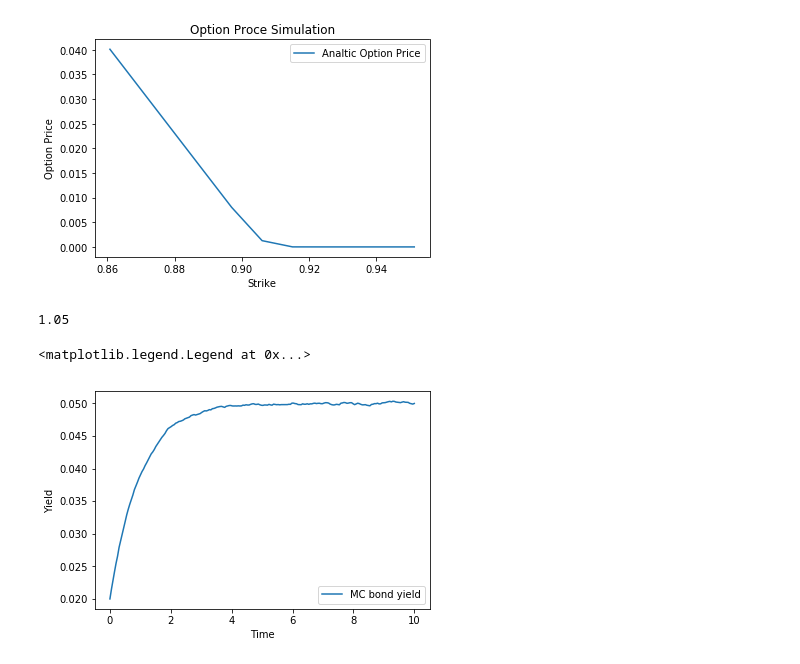
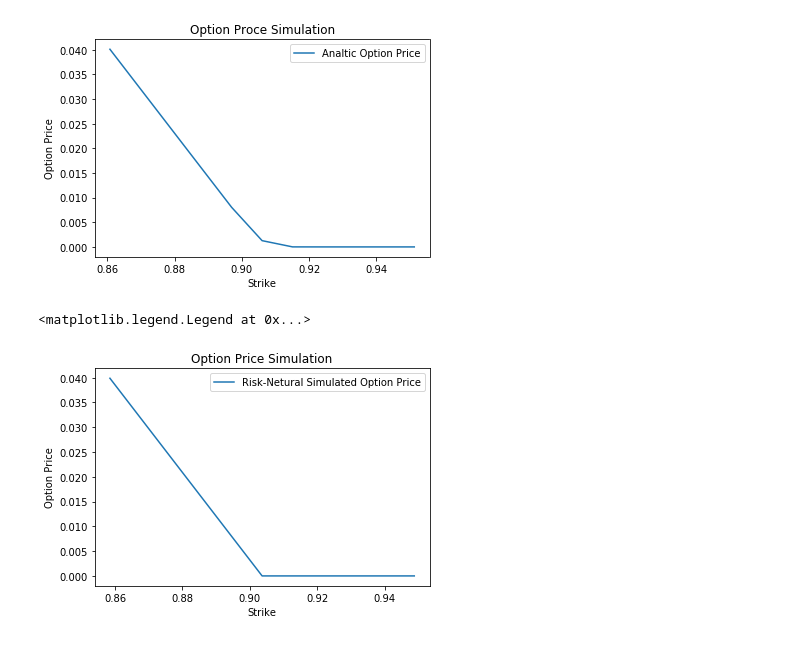
Before and after one commit to MingzeTR/Pricing-project-3, a Jupyter notebook: Sto_IR.ipynb, the cells around one changed output. Saved outputs shown, nothing was run; the diff lists cells and outputs as text; code cells hidden in the pictures.

```diff
--- a/Sto_IR.ipynb
+++ b/Sto_IR.ipynb
@@ -78,7 +79,7 @@ def analytic_c(alpha, beta, T, t):
     return (1 / beta
             + (beta * e ** -(alpha * (T - t)) - alpha * e ** -(beta * (T - t))) / (beta * (alpha - beta)))
 # %%
-def analytic_formula_curve(r0, alpha, beta, sigma, theta0, phi, eta, T, t):
-    return (analytic_b(alpha, T, t) * r0
-            + analytic_c(alpha, beta, T, t) * theta0
-            - analytic_a(alpha, beta, sigma, phi, eta, T, t)) / (T - t)
+def analytic_formula(r0, alpha, beta, sigma, theta0, phi, eta, T, t):
+    return np.exp(- analytic_b(alpha, T, t) * r0
+                  - analytic_c(alpha, beta, T, t) * theta0
+                  + analytic_a(alpha, beta, sigma, phi, eta, T, t))
@@ -111,8 +205,8 @@ def H2_sq(t1, t2, t, alpha, beta, sigma, eta):
 
     return H2_temp
 # %%
-P0_T1 = np.exp(-analytic_formula_curve(r0, alpha, beta, sigma, theta0, phi, eta, T1, 0)*(T1-0))
-P0_T2 = np.exp(-analytic_formula_curve(r0, alpha, beta, sigma, theta0, phi, eta, T2, 0)*(T2-0))
+P0_T1 = analytic_formula(r0, alpha, beta, sigma, theta0, phi, eta, T1, 0)
+P0_T2 = analytic_formula(r0, alpha, beta, sigma, theta0, phi, eta, T2, 0)
 K = P0_T2/P0_T1
 # %%
 H1_T1_sq = H1_sq(T1, T2, 0, alpha, sigma)
@@ -138,9 +232,4 @@ plt.legend()
 # %% [output]
 <matplotlib.legend.Legend at 0x...>
 [figure]
-# %%
-K_factor = np.linspace(0.95, 1.05, 11)
-K_factor[10]
-# %% [output]
-1.05
 # %%
@@ -160,8 +247,34 @@ bond_yield = np.average(r_path_set, axis = 0)
+# %%
+K_steps = 11
+K_factor = np.linspace(0.95, 1.05, K_steps)
+
+p0_t1_sim = np.zeros(nsims)
+p0_t2_sim = np.zeros(nsims)
+pt1_t2_sim = np.zeros(nsims)
+option_price = np.zeros([nsims,K_steps])
+K_sim = np.zeros(nsims)
+K_temp_sim = np.zeros(nsims)
+g_T_risk_sim = np.zeros(K_steps)
+K_final = np.zeros(K_steps)
+
+for i in range(0, K_steps):
+    for n in range(0, nsims):
+        p0_t1_sim[n] = bond_price(0, T1, t, steps, int_matrix[n])
+        p0_t2_sim[n] = bond_price(0, T2, t, steps, int_matrix[n])
+        pt1_t2_sim[n] = bond_price(T1, T2, t, steps, int_matrix[n])
+        K_sim[n] = p0_t2_sim[n] / p0_t1_sim[n]
+        #K_sim[n] = P0_T2/P0_T1
+        K_temp_sim[n] = K_sim[n] * K_factor[i]
+        discount = bank_account(0, T2, t, steps, int_matrix[n])
+        option_price[n, i] = np.maximum((pt1_t2_sim[n] - K_temp_sim[n]), 0)/discount[T1 * steps]
+    g_T_risk_sim[i] = np.mean(option_price[:, i])
+    K_final[i] = np.mean(K_temp_sim)
 # %%
-plt.plot(t, bond_yield, label='MC bond yield')
-plt.xlabel('Time')
-plt.ylabel('Yield')
+plt.plot(K_final, g_T_risk_sim, label='Risk-Netural Simulated Option Price')
+plt.xlabel('Strike')
+plt.ylabel('Option Price')
+plt.title('Option Price Simulation')
 plt.legend()
 # %% [output]
 <matplotlib.legend.Legend at 0x...>
-[figure, old version]
+[figure, new version]
```
Also changed, not shown: parts of 12 cells of this notebook.
